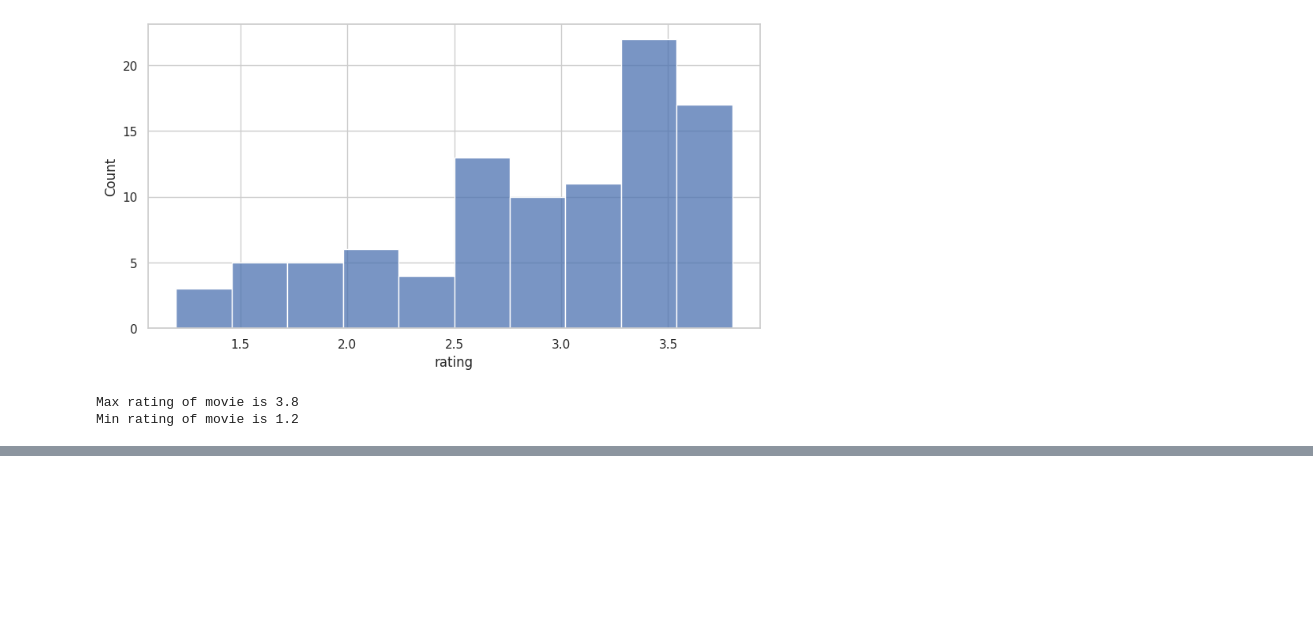
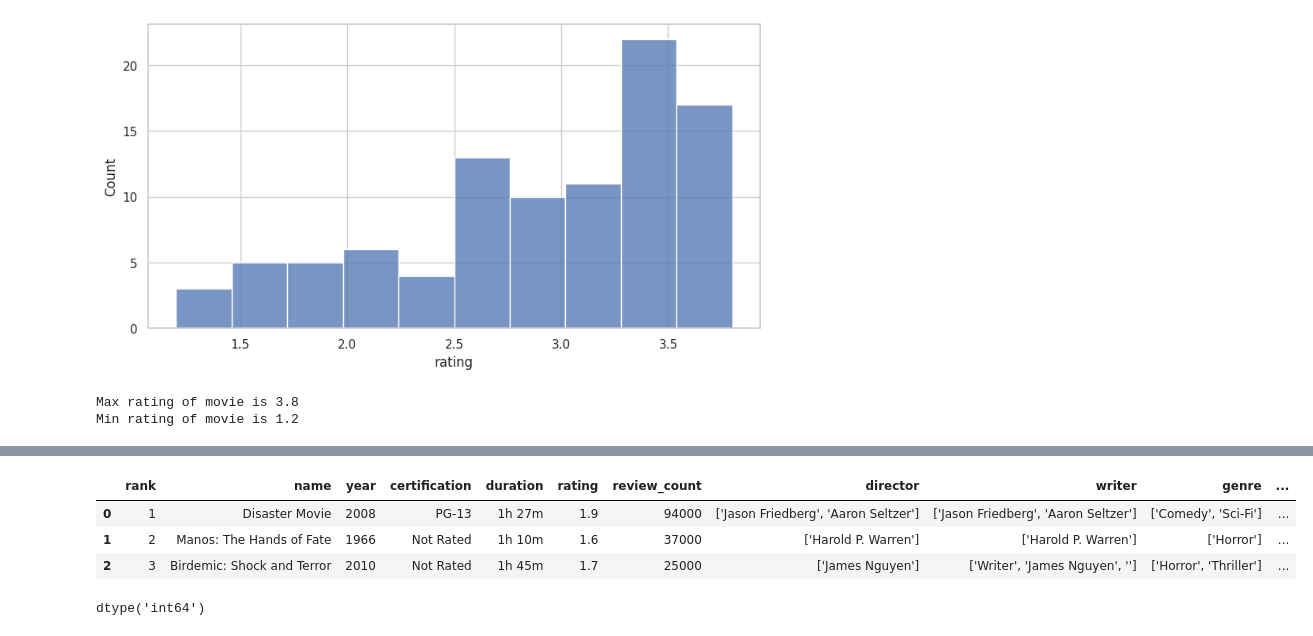
Before and after one commit to fishitmo/Takeobds, a Jupyter notebook: Takeo_Assignment_EDA_IMDb_low_ranked_movies.ipynb, the cells around one changed output, grey strips where cells are left out. Drawn from its saved outputs; the diff is of its cells as text; code cells hidden in the pictures; blank space fills up the shorter version.

```diff
--- a/Takeo_Assignment_EDA_IMDb_low_ranked_movies.ipynb
+++ b/Takeo_Assignment_EDA_IMDb_low_ranked_movies.ipynb
@@ -298,0 +343,12 @@ Min rating of movie is 1.2
+# %%
+df['review_count'] = pd.to_numeric(df['review_count'].str.replace('K',''))*1000
+df.head(3)
+# %% [output]
+|  | rank | name | year | certification | duration | rating | review_count | director | writer | genre | ... |
+| 0 | 1 | Disaster Movie | 2008 | PG-13 | 1h 27m | 1.9 | 94000 | ['Jason Friedberg', 'Aaron Seltzer'] | ['Jason Friedberg', 'Aaron Seltzer'] | ['Comedy', 'Sci-Fi'] | ... |
+| 1 | 2 | Manos: The Hands of Fate | 1966 | Not Rated | 1h 10m | 1.6 | 37000 | ['Harold P. Warren'] | ['Harold P. Warren'] | ['Horror'] | ... |
+| 2 | 3 | Birdemic: Shock and Terror | 2010 | Not Rated | 1h 45m | 1.7 | 25000 | ['James Nguyen'] | ['Writer', 'James Nguyen', ''] | ['Horror', 'Thriller'] | ... |
+# %%
+df.review_count.dtype
+# %% [output]
+dtype('int64')
```
Also changed, not shown: parts of 18 cells of this notebook.
